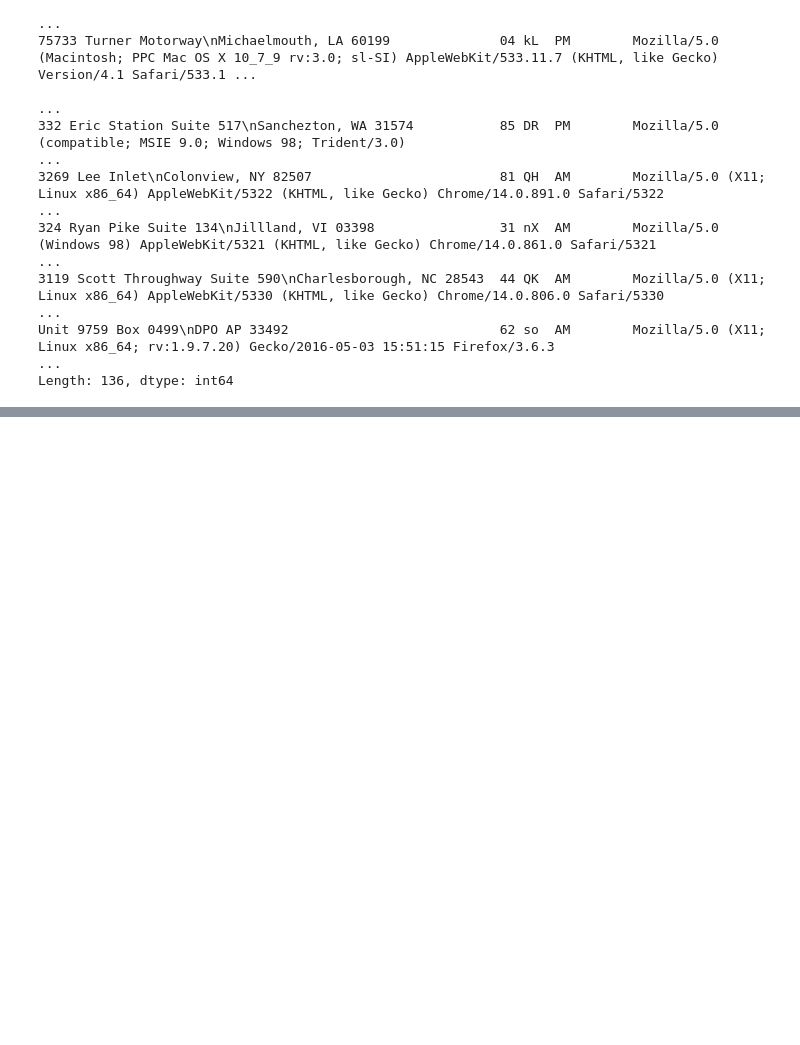
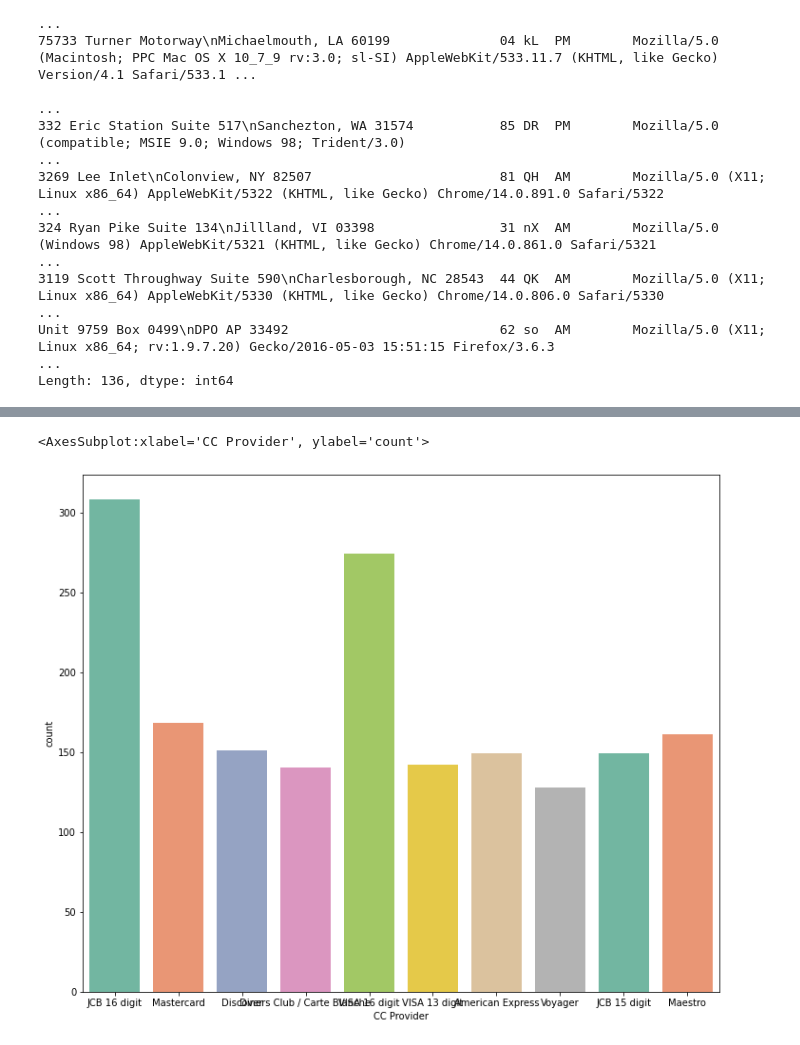
Before and after one commit to roblivesinottawa/ecommerce_analysis, a Jupyter notebook: ecommerce_analysis.ipynb, the cells around one changed output, grey strips where cells are left out. Saved outputs shown, nothing was run; the diff lists cells and outputs as text; code cells hidden in the pictures; blank space fills up the shorter version.

Commit message:
"started data viz"

```diff
--- a/ecommerce_analysis.ipynb
+++ b/ecommerce_analysis.ipynb
@@ -214,0 +246,6 @@ Length: 136, dtype: int64
+# %%
+plt.figure(figsize=(12,10))
+sns.countplot(x='CC Provider', data=df, palette='Set2')
+# %% [output]
+<AxesSubplot:xlabel='CC Provider', ylabel='count'>
+[figure, added]
```
Also changed, not shown: parts of 5 cells of this notebook.
